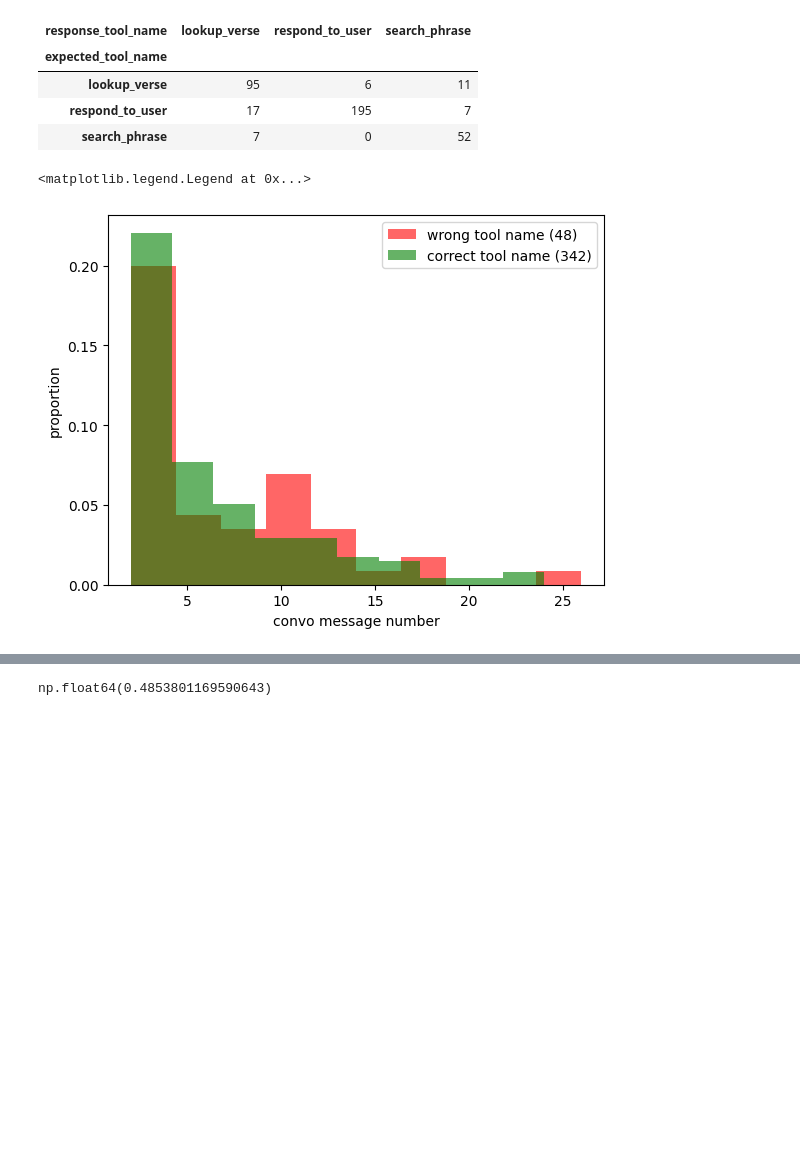
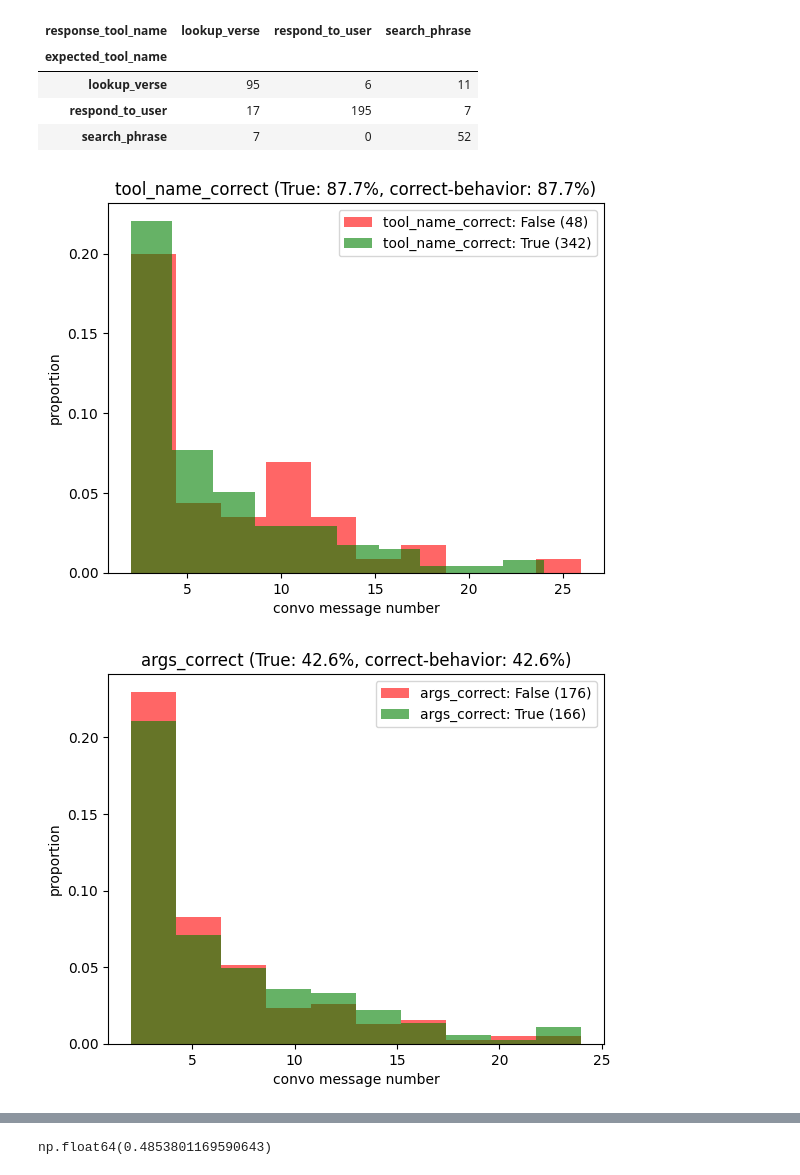
Before and after one commit to yonatanvaizman/bible-text-analysis, a Jupyter notebook: bibleAssistant/eval_agent.ipynb, the cells around one changed output, grey strips where cells are left out. Drawn from its saved outputs; the diff is of its cells as text; code cells hidden in the pictures; blank space fills up the shorter version.

Commit message:
eval with trainset and testset

```diff
--- a/bibleAssistant/eval_agent.ipynb
+++ b/bibleAssistant/eval_agent.ipynb
@@ -166,3 +173,10 @@ for ti, turn in enumerate(tested_turns2):
     comparison_results = evaluation.compare_llm_response(ag, reference_response, tested_response, input_messages)
     turn.update(comparison_results)
     tested_turns3.append(turn)
+# %%
+eval_results_file = f'../data/eval/2t1-426.trainset100.jsonl'
+print(eval_results_file)
+with open(eval_results_file, 'w', encoding='UTF-8') as f:
+    for item in tested_turns3:
+        line = json.dumps(item) + '\n'
+        f.write(line)
@@ -191,17 +207,29 @@ pd.crosstab(results.expected_tool_name, results.response_tool_name)
 | lookup_verse | 95 | 6 | 11 |
 | respond_to_user | 17 | 195 | 7 |
 | search_phrase | 7 | 0 | 52 |
-# %%
-ax = plt.subplot(1,1,1)
-for (val,color) in [(False, 'red'), (True, 'green')]:
-    tab = results3[results3.tool_name_correct==val]
-    label = 'correct tool name' if val else 'wrong tool name'
-    label = label + f' ({len(tab):,})'
-    ax.hist(tab['message_num'], alpha=0.6, label=label, color=color, density=True)
-    plt.xlabel('convo message number')
-    plt.ylabel('proportion')
-
-plt.legend(loc='best')
-# %% [output]
-<matplotlib.legend.Legend at 0x...>
-[figure, removed]
+# %%
+def hist_turnnum_groupby_correct(results_df, bool_field, correct_val):
+    fig = plt.figure()
+    ax = plt.subplot(1,1,1)
+    true_rate = 100*np.nanmean(results_df[bool_field]==True)
+    correct_rate = 100*np.nanmean(results_df[bool_field]==correct_val)
+    if correct_val == True:
+        vals_colors = [(False, 'red'), (True, 'green')]
+    else:
+        vals_colors = [(True, 'red'), (False, 'green')]
+    for (val,color) in vals_colors:
+        tab = results_df[results_df[bool_field]==val]
+        label = f"{bool_field}: {val} ({len(tab):,})"
+        ax.hist(tab['message_num'], alpha=0.6, label=label, color=color, density=True)
+        plt.xlabel('convo message number')
+        plt.ylabel('proportion')
+
+    plt.legend(loc='best')
+    plt.title(f"{bool_field} (True: {true_rate:.1f}%, correct-behavior: {correct_rate:.1f}%)")
+# %%
+hist_turnnum_groupby_correct(results3, 'tool_name_correct', True)
+hist_turnnum_groupby_correct(results3, 'args_correct', True)
+hist_turnnum_groupby_correct(results3, 'repeat_tool_call', False)
+# %% [output]
+[figure, added]
+[figure, added]
```
Also changed, not shown: parts of 10 cells of this notebook.
